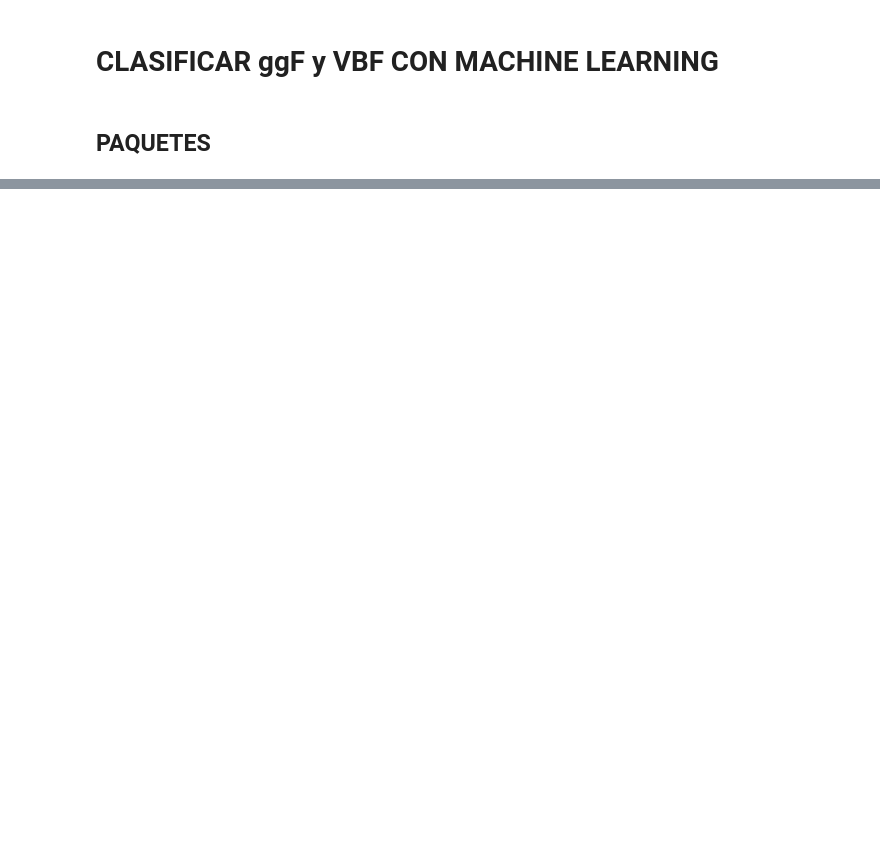
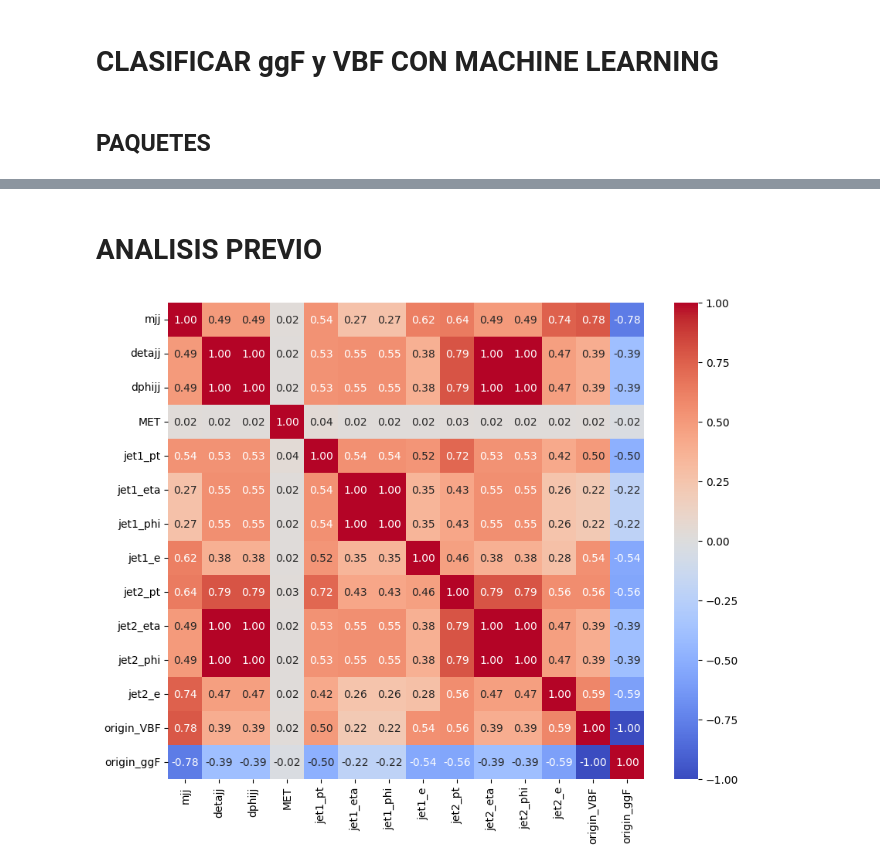
Before and after one commit to tomilee09/tesis_pregrado, a Jupyter notebook: analisis_ml.ipynb, the cells around one changed output, grey strips where cells are left out. Drawn from its saved outputs; the diff is of its cells as text; code cells hidden in the pictures; blank space fills up the shorter version.

Commit message:
better plots

```diff
--- a/analisis_ml.ipynb
+++ b/analisis_ml.ipynb
@@ -260,3 +141,5 @@ Numero eventos antes: 59024
 | 4628574 | -0.999000 | -999.000000 | -999.000000 | 10.709071 | -999.000000 | -999.000000 | -999.000000 | -9.990000e+02 | -999.000000 | -999.000000 | -999.000000 | ... |
 | 4628575 | -0.999000 | -999.000000 | -999.000000 | 10.808948 | -999.000000 | -999.000000 | -999.000000 | -9.990000e+02 | -999.000000 | -999.000000 | -999.000000 | ... |
 4628576 rows × 14 columns
+# %% [markdown]
+# ANALISIS PREVIO
@@ -262,0 +150,8 @@ Numero eventos antes: 59024
+# %%
+########################################################
+##################### CORRELACION ######################
+########################################################
+
+plot_correlacion(df_ml)
+# %% [output]
+[figure, added]
```
Also changed, not shown: parts of 30 cells of this notebook, 5 other files.
